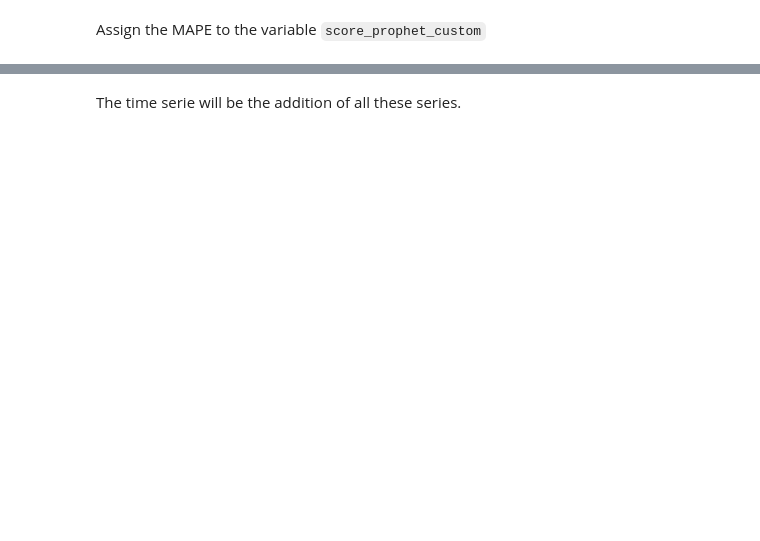
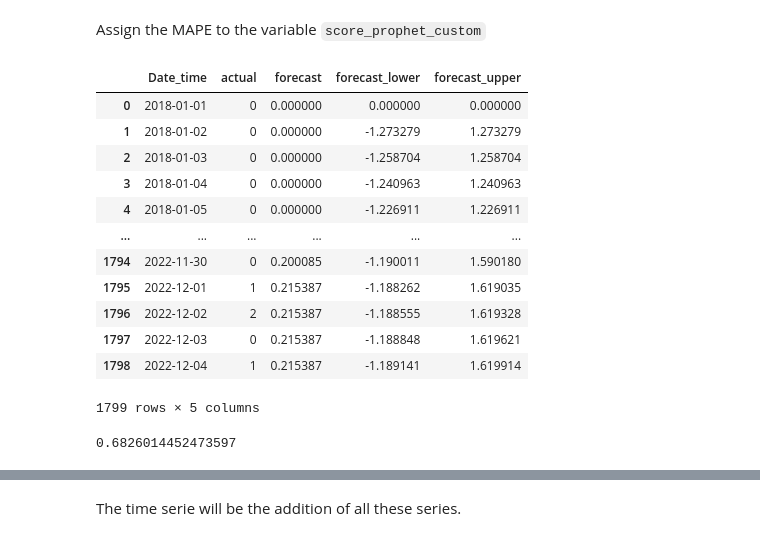
Before and after one commit to TheLab75/ParisDeepAirProject, a Jupyter notebook: notebooks/Louis/Louis_ML_Greykite_Prophet.ipynb, the cells around one changed output, grey strips where cells are left out. Saved outputs shown, nothing was run; the diff lists cells and outputs as text; code cells hidden in the pictures; blank space fills up the shorter version.

Commit message:
ML Auto-ARIMA model

```diff
--- a/notebooks/Louis/Louis_ML_Greykite_Prophet.ipynb
+++ b/notebooks/Louis/Louis_ML_Greykite_Prophet.ipynb
@@ -182,13 +164,12 @@ Do not erase your `df` dataset, choose an other name !
 use `COUNT(*)`, `GROUP BY` and `ORDER BY` to query the top 3 countries which have the higher number of sales.
 </details>
 # %%
-# $CHA_BEGIN
 config_holidays = ForecastConfig(
     metadata_param = MetadataParam(
       time_col = "Date_time",
       value_col = "ATMO",
-      train_end_date = datetime.datetime(2022, 11, 1)),
-    model_template = "PROPHET",
+      train_end_date = datetime.datetime(2022, 11,27)),
+    model_template = ModelTemplateEnum.AUTO_ARIMA.name,
     forecast_horizon = 7,
     coverage = 0.95,
     model_components_param = ModelComponentsParam(
@@ -198,9 +179,6 @@ config_holidays = ForecastConfig(
          "holiday_pre_num_days": [0],
          "holiday_post_num_days": [0],
      }))
-
-
-# $CHA_END
 # %%
 result_custom = Forecaster().run_forecast_config(
     df = df_preproc,
@@ -210,7 +207,25 @@ model_prophet_custom = result_custom.model
 Assign the MAPE to the variable `score_prophet_custom`
 # %%
 df_result_custom = result_custom.forecast.df
+# df_result_custom
+
+# Code ajouté
+df_result_custom = df_result_custom.fillna(0)
 df_result_custom
+# %% [output]
+|  | Date_time | actual | forecast | forecast_lower | forecast_upper |
+| 0 | 2018-01-01 | 0 | 0.000000 | 0.000000 | 0.000000 |
+| 1 | 2018-01-02 | 0 | 0.000000 | -1.273279 | 1.273279 |
+| 2 | 2018-01-03 | 0 | 0.000000 | -1.258704 | 1.258704 |
+| 3 | 2018-01-04 | 0 | 0.000000 | -1.240963 | 1.240963 |
+| 4 | 2018-01-05 | 0 | 0.000000 | -1.226911 | 1.226911 |
+| ... | ... | ... | ... | ... | ... |
+| 1794 | 2022-11-30 | 0 | 0.200085 | -1.190011 | 1.590180 |
+| 1795 | 2022-12-01 | 1 | 0.215387 | -1.188262 | 1.619035 |
+| 1796 | 2022-12-02 | 2 | 0.215387 | -1.188555 | 1.619328 |
+| 1797 | 2022-12-03 | 0 | 0.215387 | -1.188848 | 1.619621 |
+| 1798 | 2022-12-04 | 1 | 0.215387 | -1.189141 | 1.619914 |
+1799 rows × 5 columns
 # %%
 df_result_custom['forecastclass']=round(df_result_custom['forecast']).astype(int)
 # %%
@@ -218,5 +233,7 @@ df_result_custom.dropna(inplace=True)
 # %%
 from sklearn.metrics import accuracy_score
 accuracy_score(df_result_custom['actual'], df_result_custom['forecastclass'])
+# %% [output]
+0.6826014452473597
 # %%
 print(f"The MAPE of Prophet model is {round(result_custom.forecast.test_evaluation['MAPE'])}%")
```
Also changed, not shown: parts of 10 cells of this notebook.
